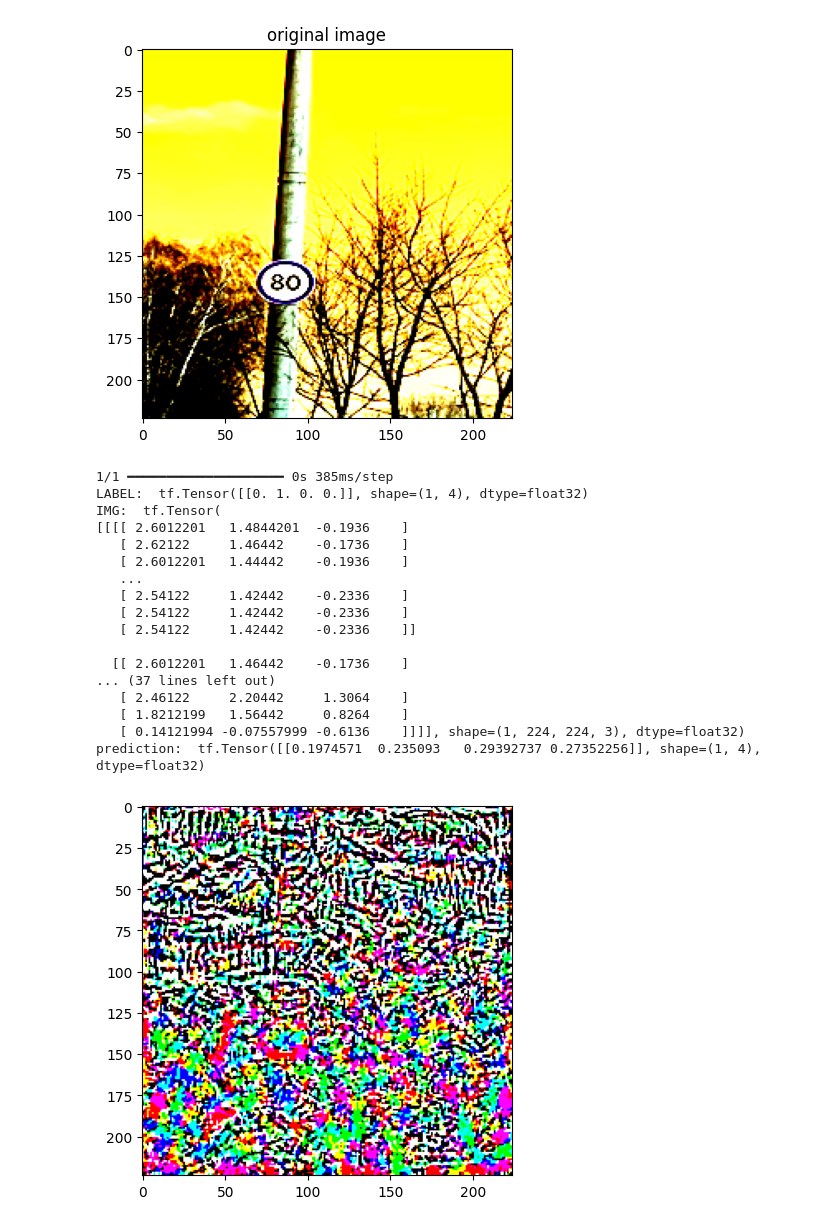
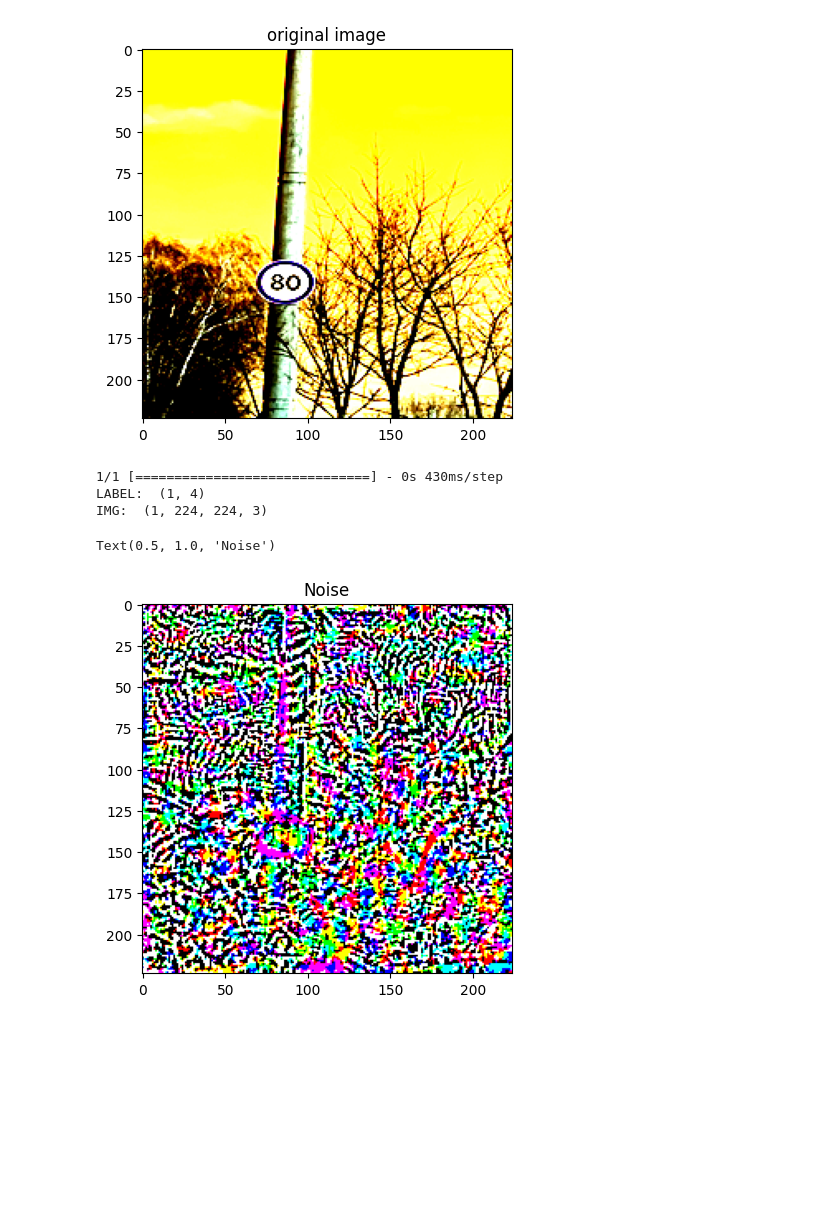
Before and after one commit to MonkeyMax123/NeuromorphicComputing, a Jupyter notebook: DNN_classifier2.ipynb, the cells around one changed output. Cells and saved outputs as stored; diff of their text form; code cells hidden in the pictures; blank space fills up the shorter version.

Commit message:
hopefully functional DNN with adversarial images

```diff
--- a/DNN_classifier2.ipynb
+++ b/DNN_classifier2.ipynb
@@ -57,9 +63,12 @@ for image_file in os.listdir(image_folder):
 X = np.array(X)
 y = np.array(y)
 
+image1 = X[1]/225
+plt.imshow(image1)  # To change [-1, 1] to [0,1]
+plt.title('Original Image')
+plt.show()
+
 pre_processed_X = []
 for image in X:
   pre_processed_image = keras.applications.vgg16.preprocess_input(image)
   pre_processed_X.append(pre_processed_image)
-
-encoded_labels = to_categorical(y,4)
@@ -113,35 +124,23 @@ def create_adversarial_pattern(input_image, input_label):
     return signed_grad
 # %%
-image = np.expand_dims(image, axis=0)
+image = np.expand_dims(image1, axis=0)
 image_probs = model.predict(image)
 image = tf.convert_to_tensor(image)
 index = 1
 label = tf.one_hot(index, image_probs.shape[-1])
 label = tf.reshape(label, (1, image_probs.shape[-1]))
-print("LABEL: ", label)
-print("IMG: ", image)
+print("LABEL: ", label.shape)
+print("IMG: ", image.shape)
 
 perturbation = create_adversarial_pattern(image, label)
 plt.imshow(perturbation[0] * 0.5 + 0.5);
+plt.title('Noise')
 # %% [output]
-1/1 ━━━━━━━━━━━━━━━━━━━━ 0s 385ms/step
-LABEL:  tf.Tensor([[0. 1. 0. 0.]], shape=(1, 4), dtype=float32)
-IMG:  tf.Tensor(
-[[[[ 2.6012201   1.4844201  -0.1936    ]
-   [ 2.62122     1.46442    -0.1736    ]
-   [ 2.6012201   1.44442    -0.1936    ]
-   ...
-   [ 2.54122     1.42442    -0.2336    ]
-   [ 2.54122     1.42442    -0.2336    ]
-   [ 2.54122     1.42442    -0.2336    ]]
-
-  [[ 2.6012201   1.46442    -0.1736    ]
-... (37 lines left out)
-   [ 2.46122     2.20442     1.3064    ]
-   [ 1.8212199   1.56442     0.8264    ]
-   [ 0.14121994 -0.07557999 -0.6136    ]]]], shape=(1, 224, 224, 3), dtype=float32)
-prediction:  tf.Tensor([[0.1974571  0.235093   0.29392737 0.27352256]], shape=(1, 4), dtype=float32)
+1/1 [==============================] - 0s 430ms/step
+LABEL:  (1, 4)
+IMG:  (1, 224, 224, 3)
+Text(0.5, 1.0, 'Noise')
-[figure, old version]
+[figure, new version]
 # %%
 def display_images(image, description):
   plt.figure()
```
Also changed, not shown: parts of 11 cells of this notebook.
